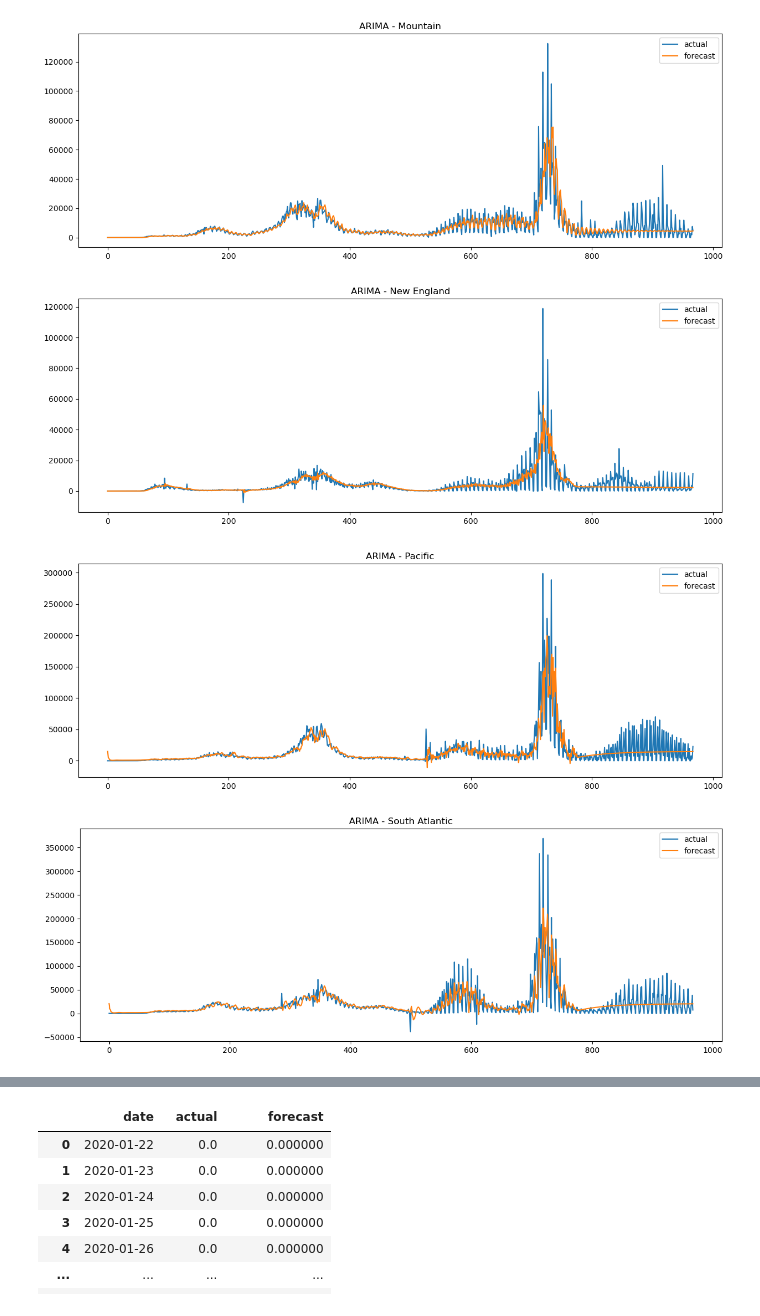
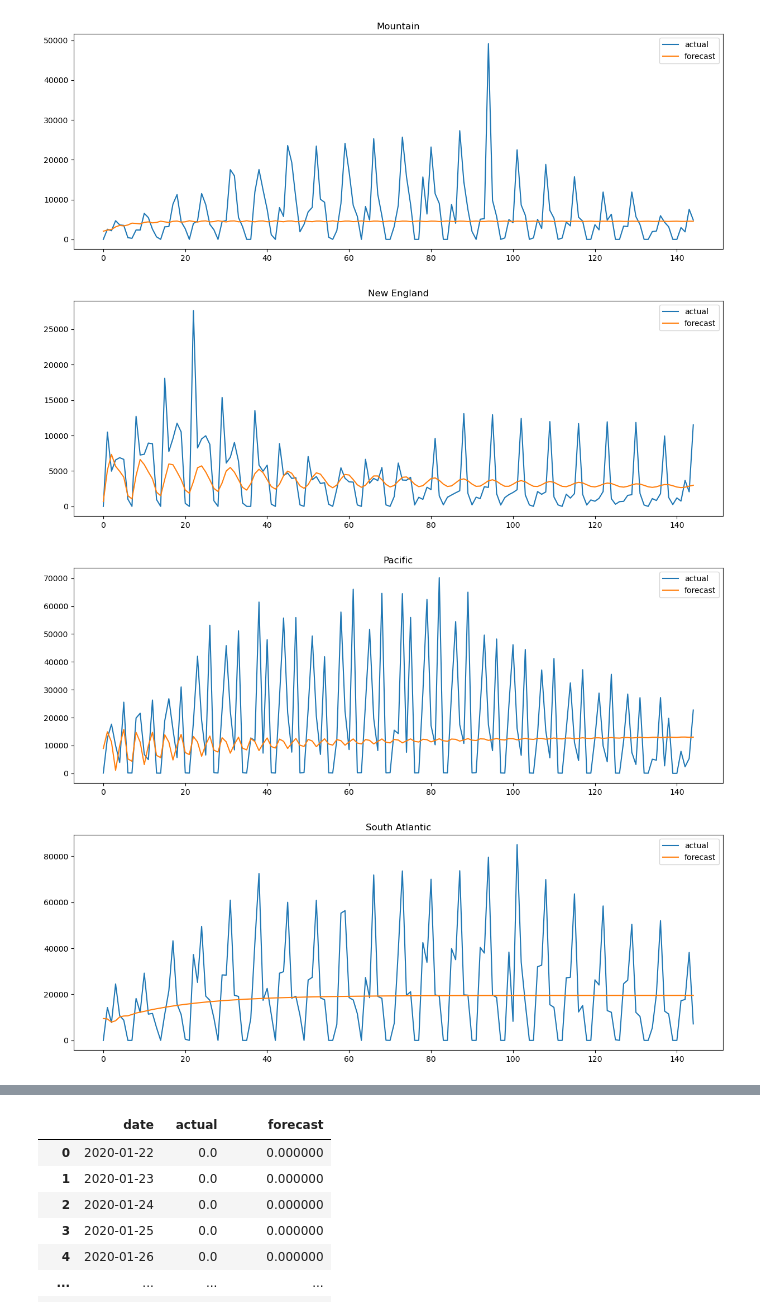
Before and after one commit to benmagevney/Stat390-Project, a Jupyter notebook: model_building_ryan/univariate_arima.ipynb, the cells around one changed output, grey strips where cells are left out. Saved outputs shown, nothing was run; the diff lists cells and outputs as text; code cells hidden in the pictures.

```diff
--- a/model_building_ryan/univariate_arima.ipynb
+++ b/model_building_ryan/univariate_arima.ipynb
@@ -30,7 +30,7 @@ def smape(actual,forecast):
     return 100/len(actual) * np.sum(2 * np.abs(forecast - actual) / (np.abs(actual) + np.abs(forecast)))
 # %%
 params_grid = {'p': [0,1,2,3,4,5],
-               'd': [0,1,2],
+               'd': [0,1,2,3,4,5],
                'q': [0,1,2,3,4,5]}
 grid = ParameterGrid(params_grid)
 best_params = []
@@ -41,7 +41,7 @@ for data1 in [enc, esc, midatl, mount, ne, pac, satl, wnc, wsc]:
     start = time.time()
     print(data1.region.unique()[0])
     data = data1[['date', 'new_confirmed']].rename(columns = {'date': 'ds', 'new_confirmed': 'y'})
-    size = round(data.shape[0]*0.2)
+    size = round(data.shape[0]*0.15)
     train = data.iloc[:-size]
     test = data.iloc[-size:].reset_index().drop(columns = 'index')
     params = []
@@ -49,26 +49,41 @@ for data1 in [enc, esc, midatl, mount, ne, pac, satl, wnc, wsc]:
     mases = []
     for param in grid:
         params.append(param)
-        model = ARIMA(train.y, order = (param['p'], param['d'], param['q'])).fit()
+        model = ARIMA(train.y, order = (param['p'], param['d'], param['q']))
+        model.initialize_approximate_diffuse()
+        model = model.fit()
         train_pred = model.fittedvalues
         test_pred = model.predict(start=len(train), end=len(train)+len(test)-1, dynamic=True)
         smapetemp = smape(test.y, test_pred)
         smapes.append(smapetemp)
         masetemp = mean_absolute_scaled_error(test.y, test_pred, y_train = train.y)
         mases.append(masetemp)
-    best_smape.append(min(smapes))
-    best_params.append(params[np.argmin(smapes)])
     best_mase.append(min(mases))
-    best_params2.append(params[np.argmin(mases)])
-    best_model = ARIMA(train.y, order = (params[np.argmin(smapes)]['p'],
-                                         params[np.argmin(smapes)]['d'],
-                                         params[np.argmin(smapes)]['q'])).fit()
-    pd.concat([(pd.concat([train, best_model.fittedvalues], axis = 1)).rename(columns = {"ds": 'date', "y": "actual", 0: "forecast"}),
-           (pd.concat([test, best_model.forecast(len(test)).reset_index().drop(columns = 'index')], axis = 1)).rename(columns = {"ds": 'date', "y": "actual", "predicted_mean": "forecast"})]
-           ,axis = 0).reset_index().drop(columns = 'index').plot(figsize = (15,5))
-    plt.title('ARIMA - ' + data1.region.unique()[0])
+    best_params.append(params[np.argmin(mases)])
+    best_model = ARIMA(train.y, order = (params[np.argmin(mases)]['p'],
+                                         params[np.argmin(mases)]['d'],
+                                         params[np.argmin(mases)]['q']))
+    best_model.initialize_approximate_diffuse()
+    best_model = best_model.fit()
+    # pd.concat([(pd.concat([train, best_model.fittedvalues], axis = 1)).rename(columns = {"ds": 'date', "y": "actual", 0: "forecast"}),
+    #        (pd.concat([test, best_model.forecast(len(test)).reset_index().drop(columns = 'index')], axis = 1)).rename(columns = {"ds": 'date', "y": "actual", "predicted_mean": "forecast"})]
+    #        ,axis = 0).reset_index().drop(columns = 'index').plot(figsize = (15,5))
+    # plt.title('ARIMA - ' + data1.region.unique()[0])
+    test_pred = best_model.forecast(len(test))
+    plt.figure(figsize = (15,5))
+    plt.plot(test.reset_index().y)
+    plt.plot(test_pred.reset_index().drop(columns = 'index'))
+    # pd.concat([pd.concat([train.y,train_pred.yhat], axis=1),
+    #            pd.concat([test.reset_index().y,test_pred.yhat], axis=1)],
+    #            axis = 0).reset_index().drop(columns = 'index').plot(figsize=(15,5))
+    # plt.axvline(x = len(train), color = 'g')
+    plt.legend(['actual', 'forecast'])
+    plt.title(data1.region.unique()[0])
     print(time.time() - start)
-    print("MASE: ", mean_absolute_scaled_error(test.y, best_model.forecast(len(test)), y_train = train.y))
-    print("SMAPE: ", smape(test.y, best_model.forecast(len(test))))
+    print(data1.region.unique()[0])
+    print('MASE: ', mean_absolute_scaled_error(test.y, test_pred.reset_index().drop(columns = 'index'), y_train = train.y))
+    print('RMSE: ', np.sqrt(mean_squared_error(test.y, test_pred.reset_index().drop(columns = 'index'), squared = False)))
+    print('MAE: ', mean_absolute_error(test.y, test_pred.reset_index().drop(columns = 'index')))
+    print('Best Parameters: ', params[np.argmin(mases)])
 # %% [output]
 East North Central
@@ -94,4 +109,4 @@ SMAPE:  71.31383649176684
-[figure, old version]
+[figure, new version]
-[figure, old version]
+[figure, new version]
-[figure, old version]
+[figure, new version]
-[figure, old version]
+[figure, new version]
```
Also changed, not shown: parts of 4 cells of this notebook, 5 other files.
